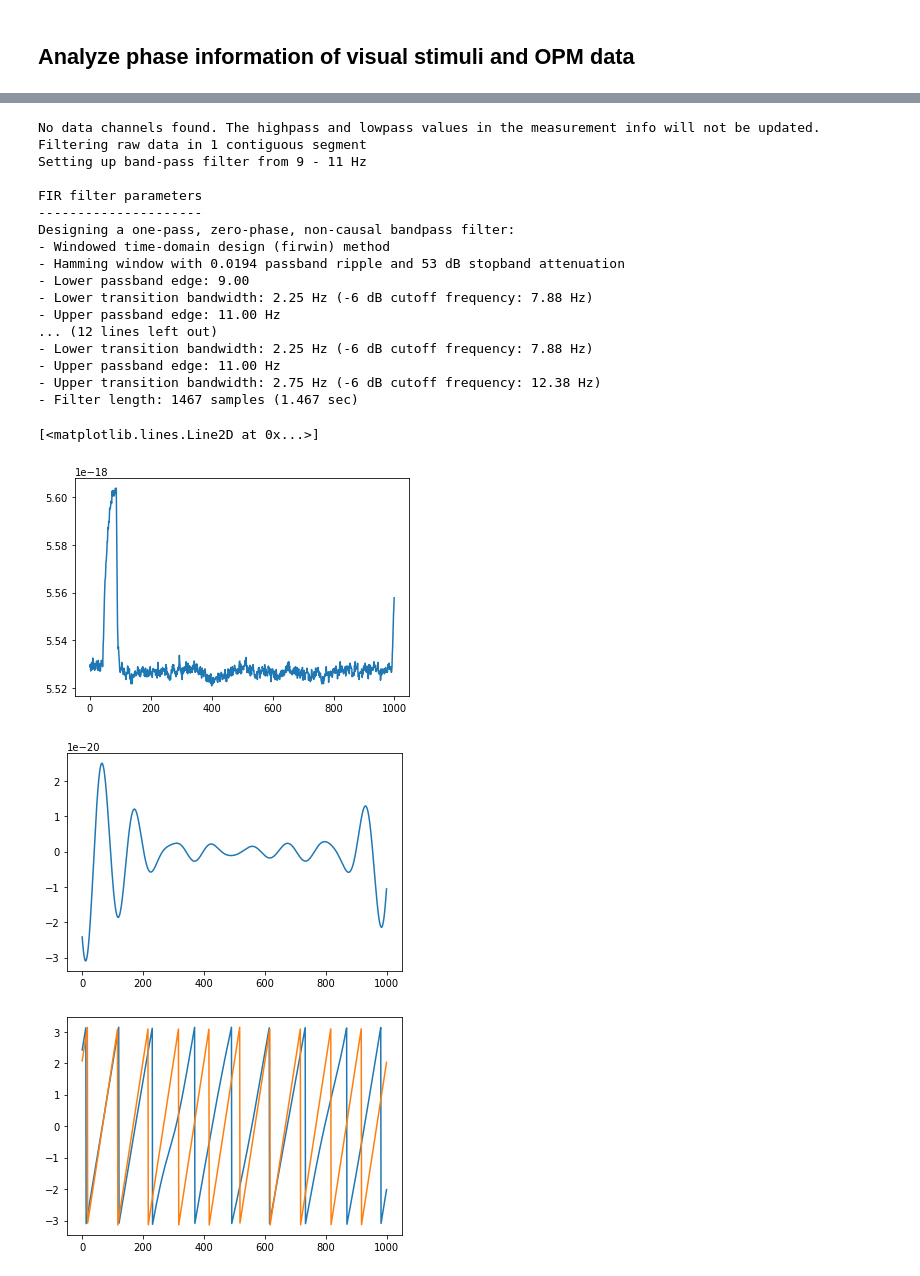
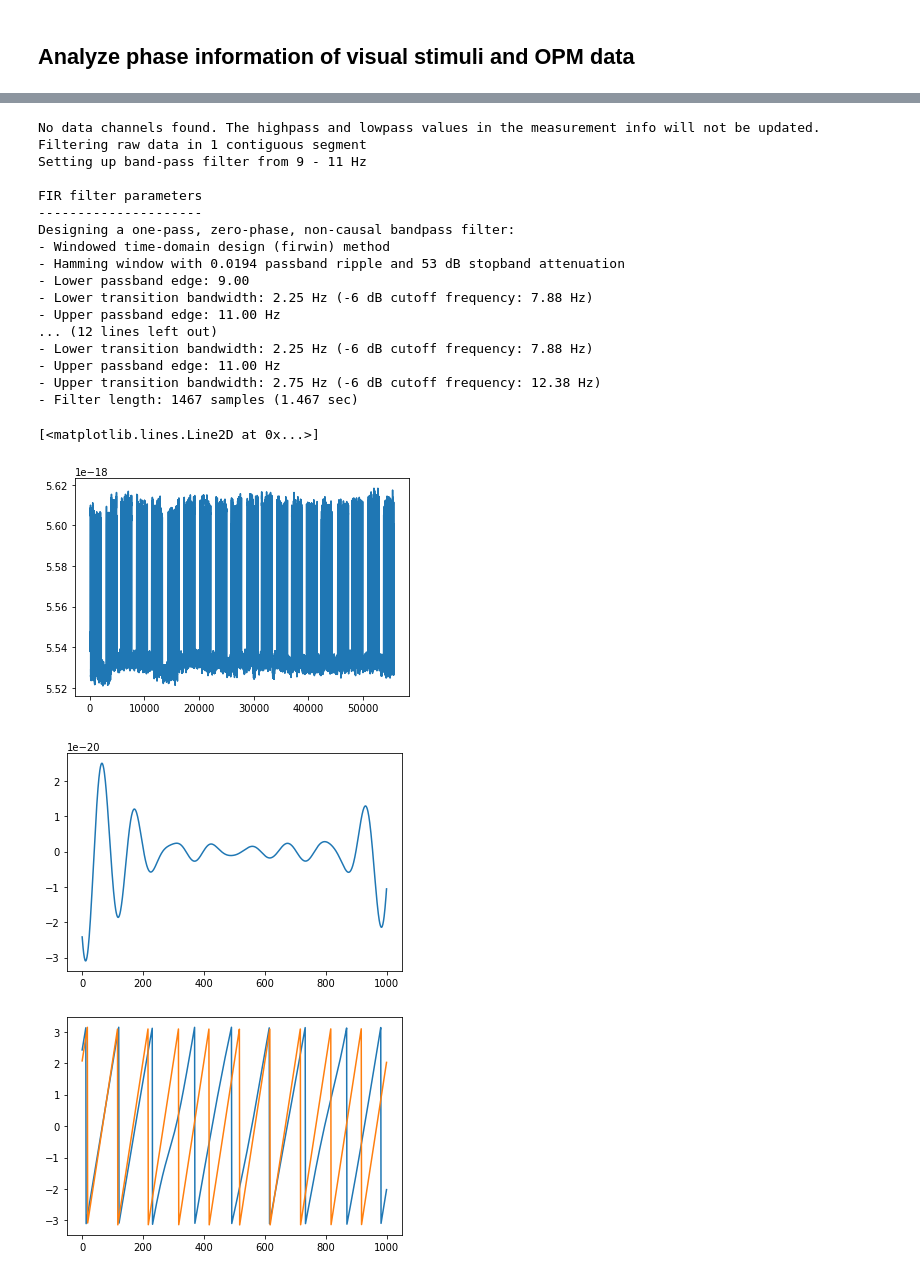
Before and after one commit to Vincentvjj/opm_tacs_flicker, a Jupyter notebook: analysis/main_analysis.ipynb, the cells around one changed output, grey strips where cells are left out. Cells and saved outputs as stored; diff of their text form; code cells hidden in the pictures.

```diff
--- a/analysis/main_analysis.ipynb
+++ b/analysis/main_analysis.ipynb
@@ -505,7 +533,7 @@ Designing a one-pass, zero-phase, non-causal bandpass filter:
 
 plt.figure()
 x = raw_photodiode._data[0, start_marker_index:end_marker_index]
-plt.plot(x[2000:3000])
+plt.plot(x[:])
 
 x = raw_photodiode.copy().filter(9,11, picks=photodiode_channel)[:][0][0][start_marker_index:end_marker_index]
 plt.figure()
@@ -528,34 +556,34 @@ plt.plot(y_angle[5000:8000])
 
 plt.figure()
 x = np.arange(1,100)
 # plt.plot(x)
 plt.plot(wrap(np.angle(hilbert(x))))
 
 
 plt.figure()
 x = np.ones(100)
 # plt.plot(x)
 plt.plot(wrap(np.angle(hilbert(x))))
 # %% [output]
 No data channels found. The highpass and lowpass values in the measurement info will not be updated.
 Filtering raw data in 1 contiguous segment
 Setting up band-pass filter from 9 - 11 Hz
 
 FIR filter parameters
 ---------------------
 Designing a one-pass, zero-phase, non-causal bandpass filter:
 - Windowed time-domain design (firwin) method
 - Hamming window with 0.0194 passband ripple and 53 dB stopband attenuation
 - Lower passband edge: 9.00
 - Lower transition bandwidth: 2.25 Hz (-6 dB cutoff frequency: 7.88 Hz)
 - Upper passband edge: 11.00 Hz
 ... (12 lines left out)
 - Lower transition bandwidth: 2.25 Hz (-6 dB cutoff frequency: 7.88 Hz)
 - Upper passband edge: 11.00 Hz
 - Upper transition bandwidth: 2.75 Hz (-6 dB cutoff frequency: 12.38 Hz)
 - Filter length: 1467 samples (1.467 sec)
 [<matplotlib.lines.Line2D at 0x...>]
-[figure, old version]
+[figure, new version]
 [figure]
 [figure]
 [figure]
```
Also changed, not shown: parts of 5 cells of this notebook, 12 other files.
